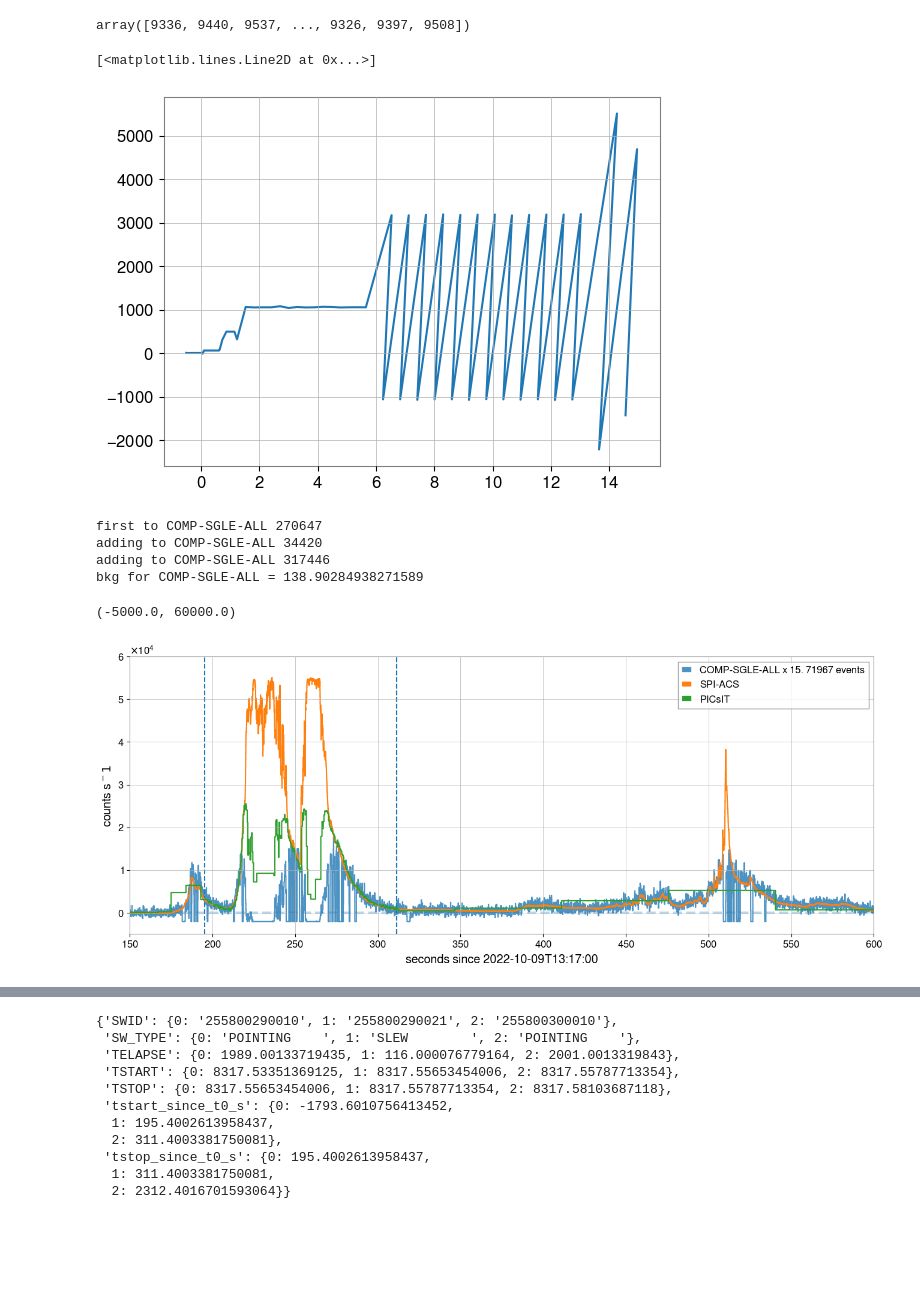
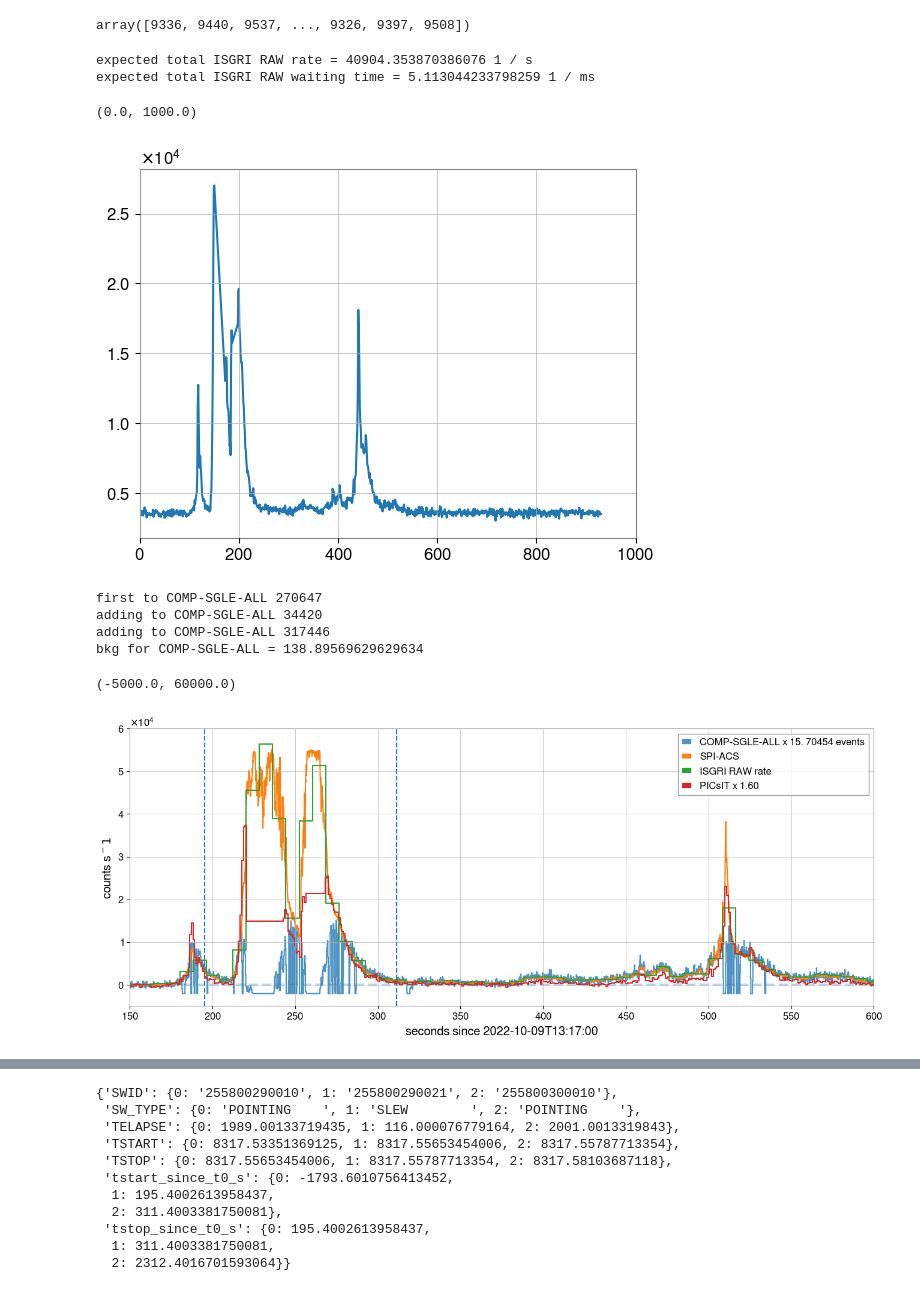
Before and after one commit to volodymyrss/grb221009, a Jupyter notebook: prompt.ipynb, the cells around one changed output, grey strips where cells are left out. Cells and saved outputs as stored; diff of their text form; code cells hidden in the pictures; blank space fills up the shorter version.

```diff
--- a/prompt.ipynb
+++ b/prompt.ipynb
@@ -184,29 +184,48 @@ scw_dict_prompt = pd.DataFrame(requests.get(f"https://www.astro.unige.ch/mmoda/d
              f"ra={src_coord.ra.deg}&dec={src_coord.dec.deg}&radius=200&return_columns=SWID,SW_TYPE,TELAPSE,TSTART,TSTOP").json())
 # %%
 # https://heasarc.gsfc.nasa.gov/docs/integral/ao19-docs-b/AO19_recommended_programme.pdf
+# %%
+# expected isgri raw rate
+
+isgri_pixel_eff_area = u.cm**2 * 0.4*0.4 * 1 # opacity 1 approximate
+isgri_mdu_eff_area = 64 * 32* isgri_pixel_eff_area
+isgri_eff_area = 128*128* isgri_pixel_eff_area
+
+flux_neax_peak = 5e4 * 1e-10 * u.erg/u.cm**2/u.s
+
+print("expected total ISGRI RAW rate =", ((flux_neax_peak * isgri_eff_area)/(u.keV * 200)).to(u.s**-1))
+print("expected total ISGRI RAW waiting time =", ((flux_neax_peak * isgri_mdu_eff_area)/(u.keV * 200)).to(u.ms**-1))
+# %% [output]
+expected total ISGRI RAW rate = 40904.353870386076 1 / s
+expected total ISGRI RAW waiting time = 5.113044233798259 1 / ms
 # %%
 picsit_lc = pd.read_csv("picsit/grb221009a_afterglow_picsit_lc.txt", delim_whitespace=True, names=["mjd", "flux"])
+picsit_lc_1s = pd.read_csv("picsit/grb221009a_picsit_lc_1s.txt", delim_whitespace=True, names=["mjd", "flux", "flux_err"])
 picist_hr = pd.read_csv("picsit/grb221009a_afterglow_picsit_hr.txt", delim_whitespace=True, names=["mjd", "hr"])
 
 # plt.plot(
 #     (picist_hr.mjd - (T0_ijd + 51544))*24,
 #     picist_hr.hr,
 # )
 
-t_since_t0 = np.array(picist_hr.mjd) - (T0_ijd + 51544)
+t_since_t0 = np.array(picsit_lc_1s.mjd) - (T0_ijd + 51544)
 
-plt.plot(
-    t_since_t0[1:]*24,
-    (t_since_t0[1:] - t_since_t0[:-1])*24*3600,
+plt.errorbar(
+    t_since_t0*24*3600,
+    picsit_lc_1s.flux
+    # (t_since_t0[1:] - t_since_t0[:-1])*24*3600,
 )
-# plt.xlim([0.05, 0.09])
-# plt.ylim([0, 1])
+plt.xlim([0, 1000])
+# plt.ylim([0, 100])
+
+# plt.title('difference between subsequent PICsIT bins in "grb221009a_afterglow_picsit_lc.txt"')
+# plt.ylabel('seconds')
 
 
 # plt.loglog()
 # %% [output]
-[<matplotlib.lines.Line2D at 0x...>]
+(0.0, 1000.0)
-[figure, old version]
+[figure, new version]
 # %%
 plt.figure(figsize=(16, 6))
 
@@ -292,7 +311,7 @@ for ext, data in events_by_ext.items():
 
     Ec = Ei + Ep
 
-    h = np.histogram(ijd2plot(T), bins=np.linspace(-10, 800, int(810/0.1)))
+    h = np.histogram(ijd2plot(T), bins=np.linspace(-10, 800, int(810/0.2)))
     dt = (h[1][1:] - h[1][:-1])
     tc = (h[1][1:] + h[1][:-1]) / 2.
     rate = h[0] / dt
@@ -317,16 +336,20 @@ ijd2plot = lambda t:(t- T0_ijd)*24*3600
 b = np.mean(acslc.c[(acslc.t- T0_ijd)*24*3600 < 200])
 plt.step(ijd2plot(acslc.t), (acslc.c - b)/2, label="SPI-ACS")
 
-# isgri_raw_total_rate = np.sum([mce[i].c for i in range(8)], axis=0 )
-# b = np.mean(isgri_raw_total_rate[(mce[0].t- T0_ijd)*24*3600 < 200])
-# plt.step((mce[0].t- T0_ijd)*24*3600, isgri_raw_total_rate - b, label="ISGRI RAW rate", where='post')
+isgri_raw_total_rate = np.sum([mce[i].c for i in range(8)], axis=0 )
+b = np.mean(isgri_raw_total_rate[(mce[0].t- T0_ijd)*24*3600 < 200])
+plt.step((mce[0].t- T0_ijd)*24*3600, isgri_raw_total_rate - b, label="ISGRI RAW rate", where='post')
 
 # picsit
 
+b = np.nanmean(picsit_lc_1s.flux[(picsit_lc_1s.mjd - 51544 - T0_ijd)*24*3600 < 200])
+
+picsit_factor = 1.6
 plt.step(
-    ijd2plot(picsit_lc.mjd - 51544) + 70,
-    picsit_lc.flux / 0.8e-9,
-    label="PICsIT"
+    ijd2plot(picsit_lc_1s.mjd - 51544) + 70,
+    (picsit_lc_1s.flux - b)*picsit_factor,
+    # picsit_lc_1s.flux / 0.8e-9,
+    label=f"PICsIT x {picsit_factor:.2f}"
 )
 
 # plt.axhspan(-1e10, 0, color='k', alpha=0.2)
@@ -361,6 +384,9 @@ plt.xlim([150, 600])
 # plt.xlim([450, 600])
 plt.ylim([-5e3, 6e4])
 
+# plt.xlim([300, 310])
+# plt.ylim([-0.5e3, 3e3])
+
 
 # TODO: also show early one
 # TODO: search for smaller excesses allover
@@ -371,6 +397,6 @@ plt.ylim([-5e3, 6e4])
 first to COMP-SGLE-ALL 270647
 adding to COMP-SGLE-ALL 34420
 adding to COMP-SGLE-ALL 317446
-bkg for COMP-SGLE-ALL = 138.90284938271589
+bkg for COMP-SGLE-ALL = 138.89569629629634
 (-5000.0, 60000.0)
-[figure, old version]
+[figure, new version]
```
Also changed, not shown: parts of 3 cells of this notebook, 3 other files.
